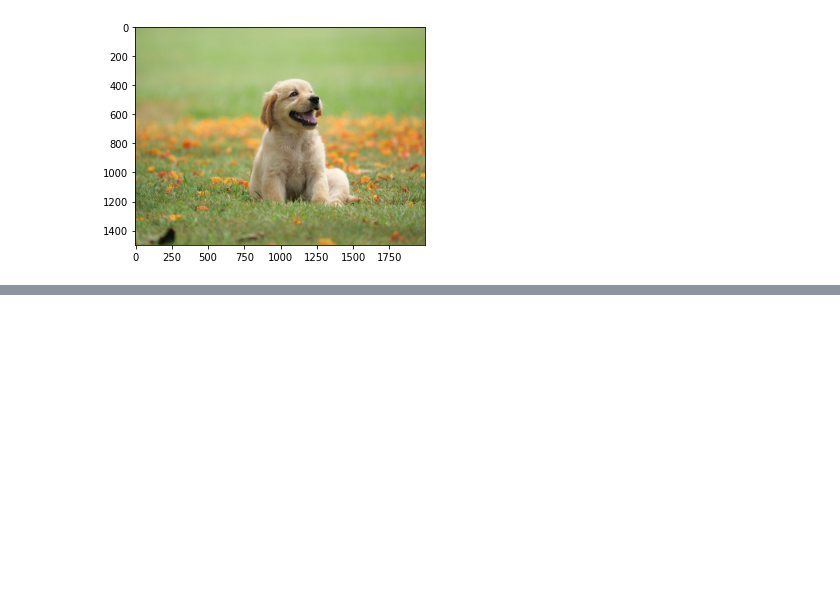
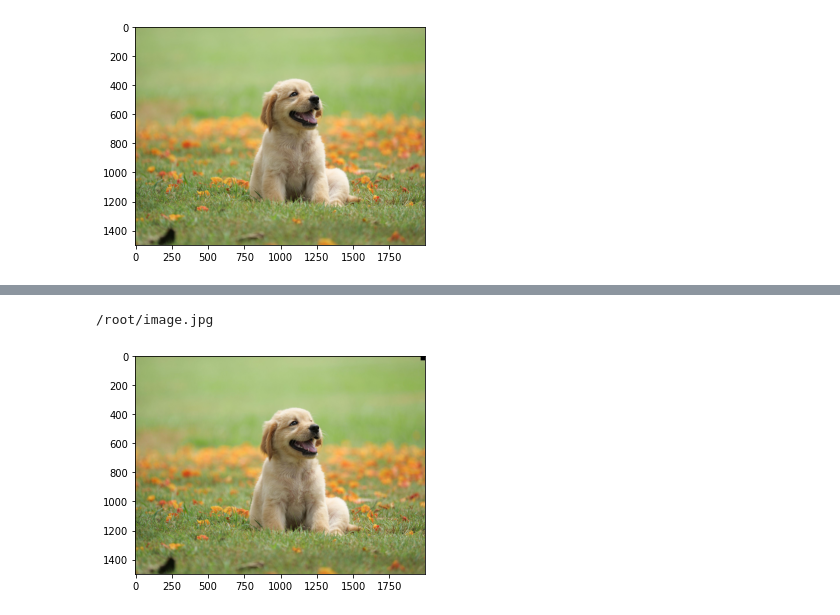
Before and after one commit to kahf10/DeepLearning, a Jupyter notebook: Assessment1.ipynb, the cells around one changed output, grey strips where cells are left out. Drawn from its saved outputs; the diff is of its cells as text; code cells hidden in the pictures; blank space fills up the shorter version.

```diff
--- a/Assessment1.ipynb
+++ b/Assessment1.ipynb
@@ -49,0 +59,22 @@ fatal: not a git repository (or any of the parent directories): .git
+# %%
+import os
+
+# Replace "file.txt" with the name of your file
+filename = "image.jpg"
+
+# Get the absolute path of the file
+filepath2 = os.path.abspath(filename)
+
+# Print the filepath
+print(filepath)
+# %% [output]
+/root/image.jpg
+# %%
+import matplotlib.image as mpimg
+image = mpimg.imread(filepath2)
+
+# Display the image using the imshow() function from matplotlib.pyplot
+plt.imshow(image)
+plt.show()
+# %% [output]
+[figure, added]
```
Also changed, not shown: parts of 7 cells of this notebook.
